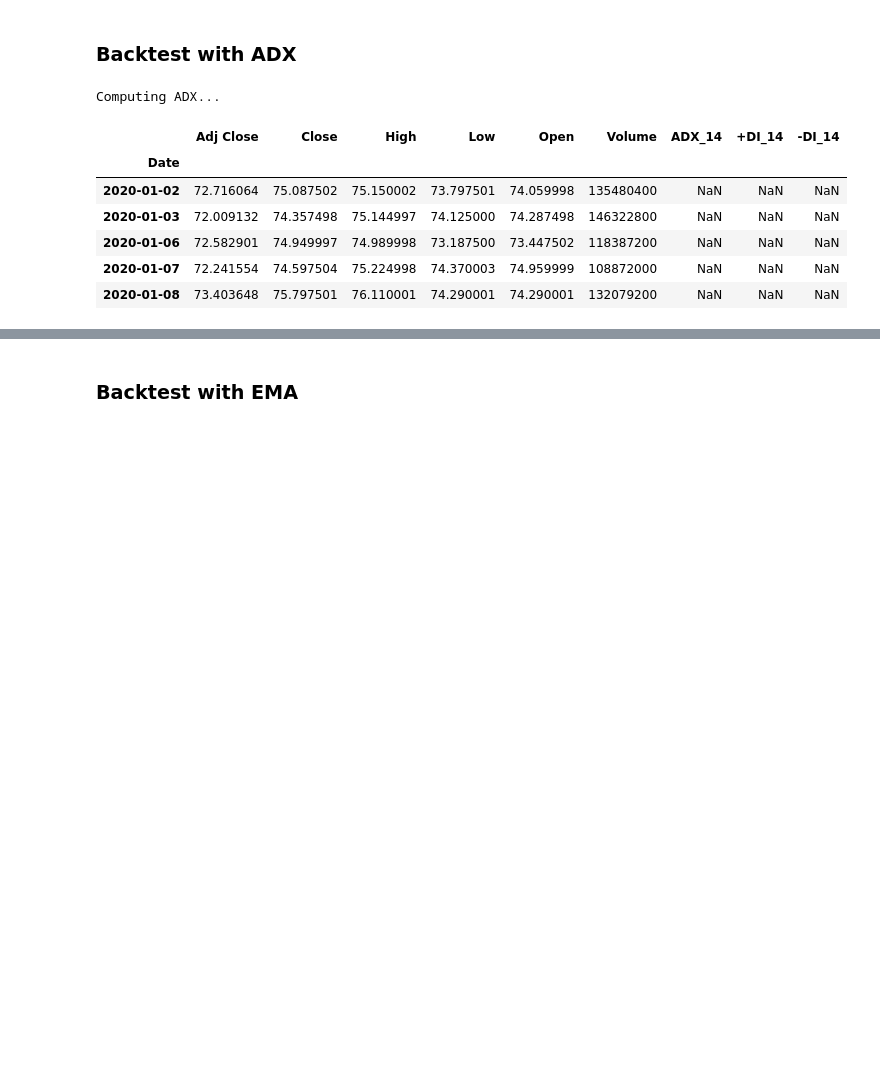
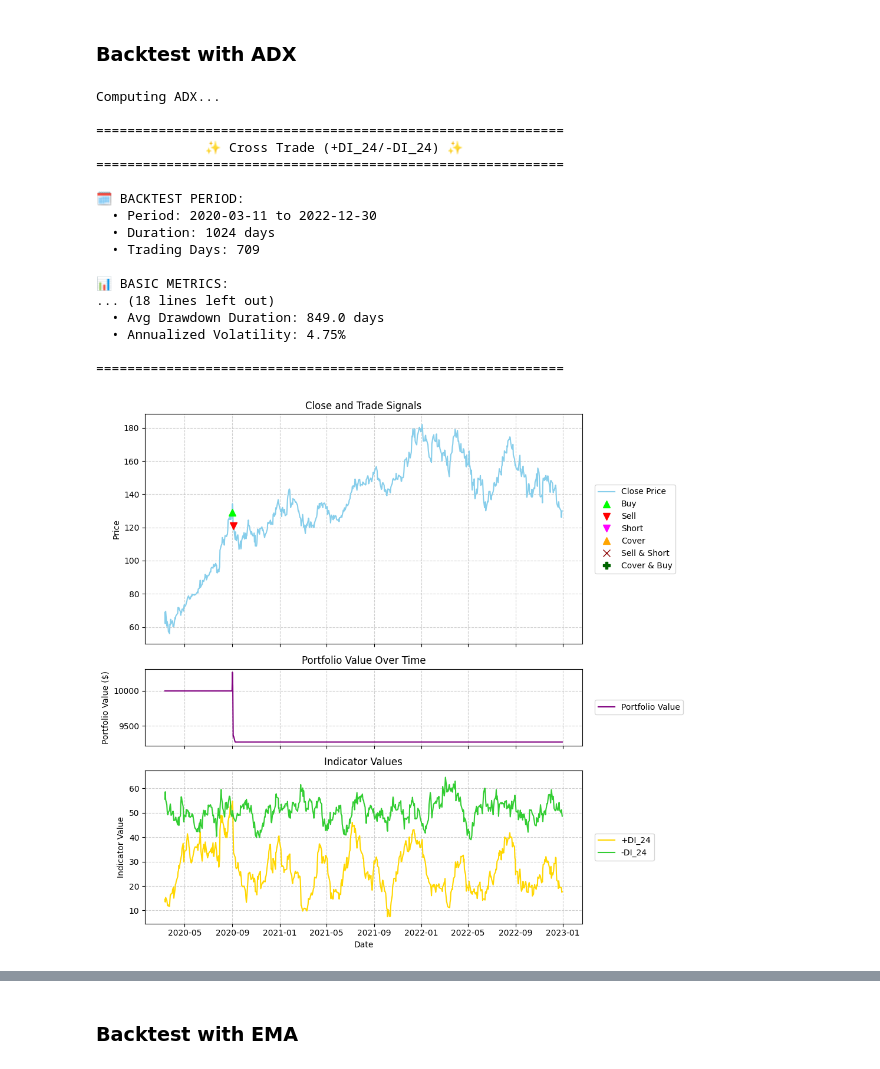
Before and after one commit to BSoybilgen/simple-trade, a Jupyter notebook: examples/backtest/example_backtest_trend.ipynb, the cells around one changed output, grey strips where cells are left out. Saved outputs shown, nothing was run; the diff lists cells and outputs as text; code cells hidden in the pictures; blank space fills up the shorter version.

```diff
--- a/examples/backtest/example_backtest_trend.ipynb
+++ b/examples/backtest/example_backtest_trend.ipynb
@@ -16,26 +16,67 @@ pd.set_option('display.width', 1000)
 # %%
 # --- Backtest Configuration ---
 symbol = 'AAPL'
 start_date = '2020-01-01'
 end_date = '2022-12-31'
 interval = '1d'
-window=14
+window=24
 initial_cash = 10000.0
 commission = 0.01
-short_borrow_fee_inc_rate = 0.00001
 
-# Download data and compute ADX
+# Download data and compute indicator
 data = download_data(symbol, start_date, end_date, interval=interval)
-data = compute_indicator(data=data, indicator='adx', window=14, high='High', low='Low', close='Close')
+parameters = dict()
+columns = dict()
+parameters["window"] = window
+columns["high_col"] = 'High'
+columns["low_col"] = 'Low'
+columns["close_col"] = 'Close'
+data = compute_indicator(
+    data=data,
+    indicator='adx',
+    parameters=parameters,
+    columns=columns
+)
+backtester = CrossTradeBacktester(initial_cash=initial_cash, commission_long=commission)
+results, portfolio = backtester.run_cross_trade(
+    data=data,
+    short_window_indicator=f'+DI_{window}',
+    long_window_indicator=f'-DI_{window}',
+    price_col='Close',
+)
+
+# --- Results ---
+backtester.print_results(results)
+
+# Prepare results for plotting
+plotter = BacktestPlotter()
+
+# Define the indicator columns explicitly
+indicator_cols_to_plot = [f'+DI_{window}', f'-DI_{window}']
+
+fig = plotter.plot_results(
+    data_df=data,
+    history_df=portfolio,
+    price_col='Close',
+    indicator_cols=indicator_cols_to_plot,
+    title=f"Cross Trade (Long Only) (+DI_{window} vs -DI_{window})"
+)
 # %% [output]
 Computing ADX...
+
+============================================================
+              ✨ Cross Trade (+DI_24/-DI_24) ✨
+============================================================
+
+🗓️ BACKTEST PERIOD:
+  • Period: 2020-03-11 to 2022-12-30
+  • Duration: 1024 days
+  • Trading Days: 709
+
+📊 BASIC METRICS:
+... (18 lines left out)
+  • Avg Drawdown Duration: 849.0 days
+  • Annualized Volatility: 4.75%
+
+============================================================
+[figure, added]
-# %%
-data.head(5)
-# %% [output]
-|  | Adj Close | Close | High | Low | Open | Volume | ADX_14 | +DI_14 | -DI_14 |
-| Date |  |  |  |  |  |  |  |  |  |
-| 2020-01-02 | 72.716064 | 75.087502 | 75.150002 | 73.797501 | 74.059998 | 135480400 | NaN | NaN | NaN |
-| 2020-01-03 | 72.009132 | 74.357498 | 75.144997 | 74.125000 | 74.287498 | 146322800 | NaN | NaN | NaN |
-| 2020-01-06 | 72.582901 | 74.949997 | 74.989998 | 73.187500 | 73.447502 | 118387200 | NaN | NaN | NaN |
-| 2020-01-07 | 72.241554 | 74.597504 | 75.224998 | 74.370003 | 74.959999 | 108872000 | NaN | NaN | NaN |
-| 2020-01-08 | 73.403648 | 75.797501 | 76.110001 | 74.290001 | 74.290001 | 132079200 | NaN | NaN | NaN |
```
Also changed, not shown: parts of 7 cells of this notebook, 8 other files.
